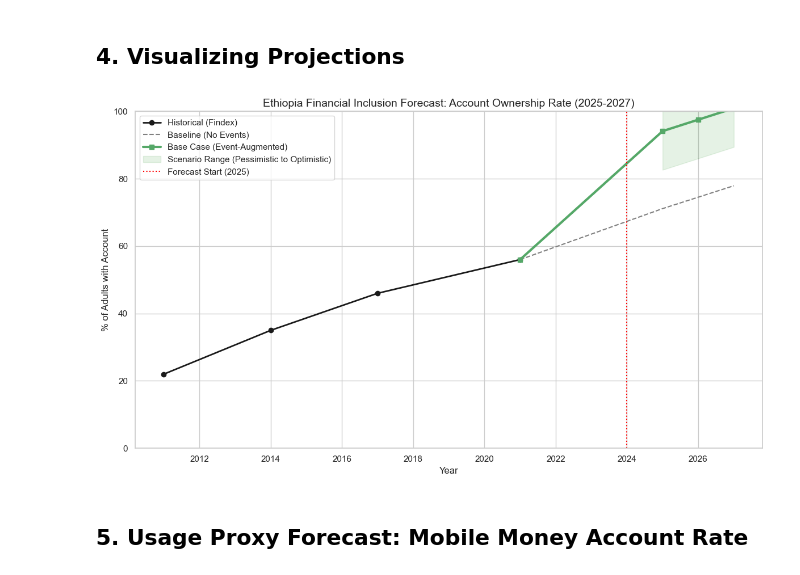
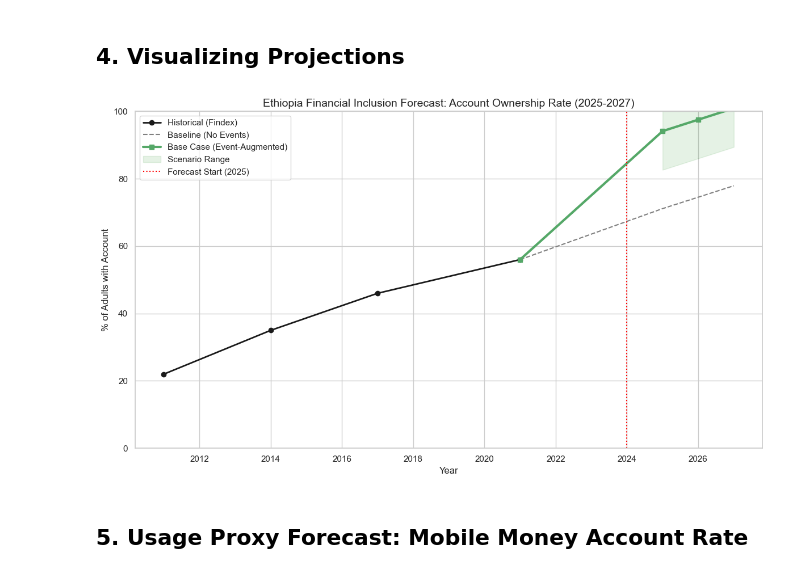
Before and after one commit to Leul4ever/Ethio-Finance-forecast, a Jupyter notebook: notebooks/task_4_forecasting.ipynb, the cells around one changed output. Drawn from its saved outputs; the diff is of its cells as text; code cells hidden in the pictures.

```diff
--- a/notebooks/task_4_forecasting.ipynb
+++ b/notebooks/task_4_forecasting.ipynb
@@ -113,33 +113,27 @@ Scenario Forecast (Account Ownership):
 ## 4. Visualizing Projections
 # %%
 plt.figure(figsize=(12, 7))
-
-# Historical
 plt.plot(acc_data['year'], acc_data['value'], 'ko-', label='Historical (Findex)', lw=2)
 
-# Last historical point for joining
 last_year = acc_data['year'].iloc[-1]
 last_val = acc_data['value'].iloc[-1]
 plot_years = [last_year] + acc_forecast['year'].tolist()
 
-# Projections
 plt.plot(plot_years, [last_val] + acc_forecast['baseline_projection'].tolist(), '--', color='gray', label='Baseline (No Events)')
 plt.plot(plot_years, [last_val] + acc_forecast['base_case'].tolist(), 'g-s', lw=3, label='Base Case (Event-Augmented)')
-
-# Shaded scenario range
-plt.fill_between(acc_forecast['year'], acc_forecast['pessimistic'], acc_forecast['optimistic'], color='green', alpha=0.1, label='Scenario Range (Pessimistic to Optimistic)')
+plt.fill_between(acc_forecast['year'], acc_forecast['pessimistic'], acc_forecast['optimistic'], color='green', alpha=0.1, label='Scenario Range')
 
 plt.axvline(2024, color='red', linestyle=':', label='Forecast Start (2025)')
 plt.title("Ethiopia Financial Inclusion Forecast: Account Ownership Rate (2025-2027)", fontsize=14)
 plt.ylabel("% of Adults with Account", fontsize=12)
 plt.xlabel("Year", fontsize=12)
 plt.ylim(0, 100)
 plt.legend(loc='upper left')
 plt.tight_layout()
 plt.savefig(f"{FIGURES_DIR}/task4_account_ownership_forecast.png", dpi=300)
 plt.show()
 # %% [output]
-[figure, old version]
+[figure, new version]
 # %% [markdown]
 ## 5. Usage Proxy Forecast: Mobile Money Account Rate
 # %%
```
Also changed, not shown: parts of 9 cells of this notebook.
